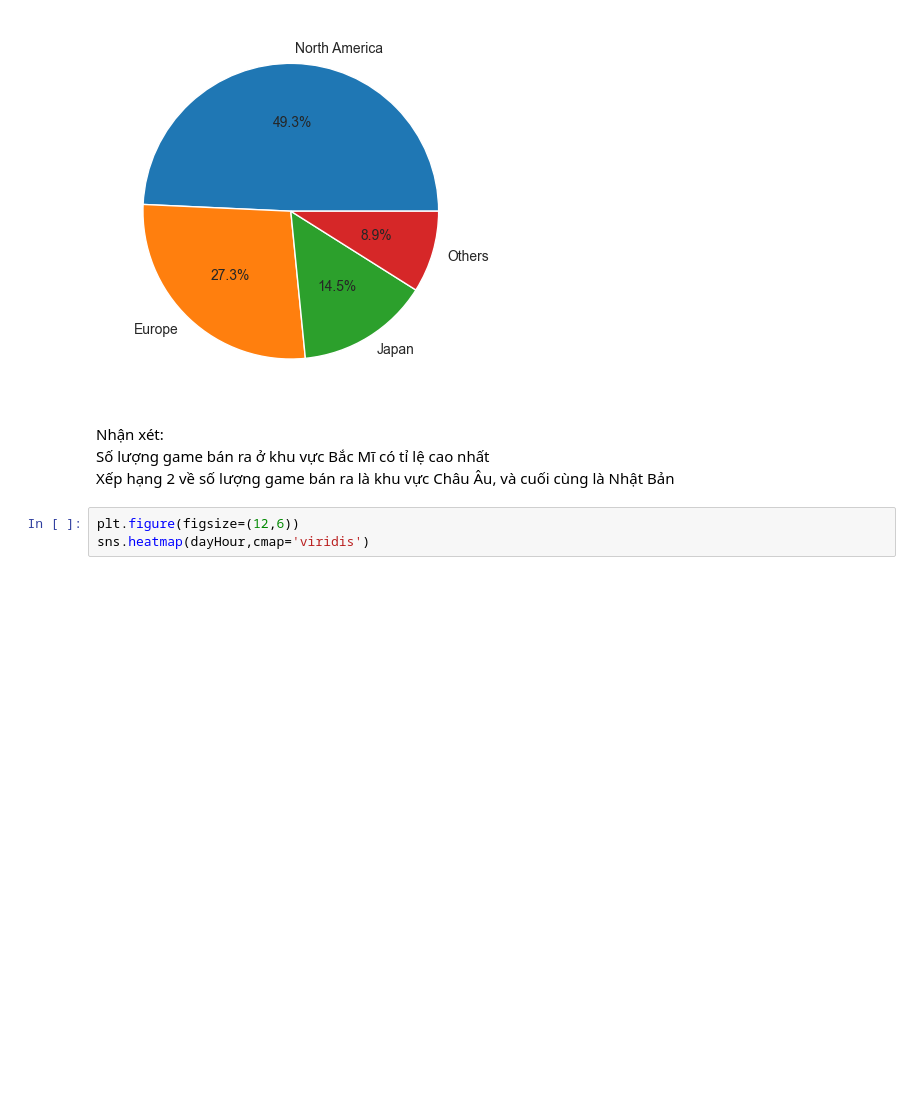
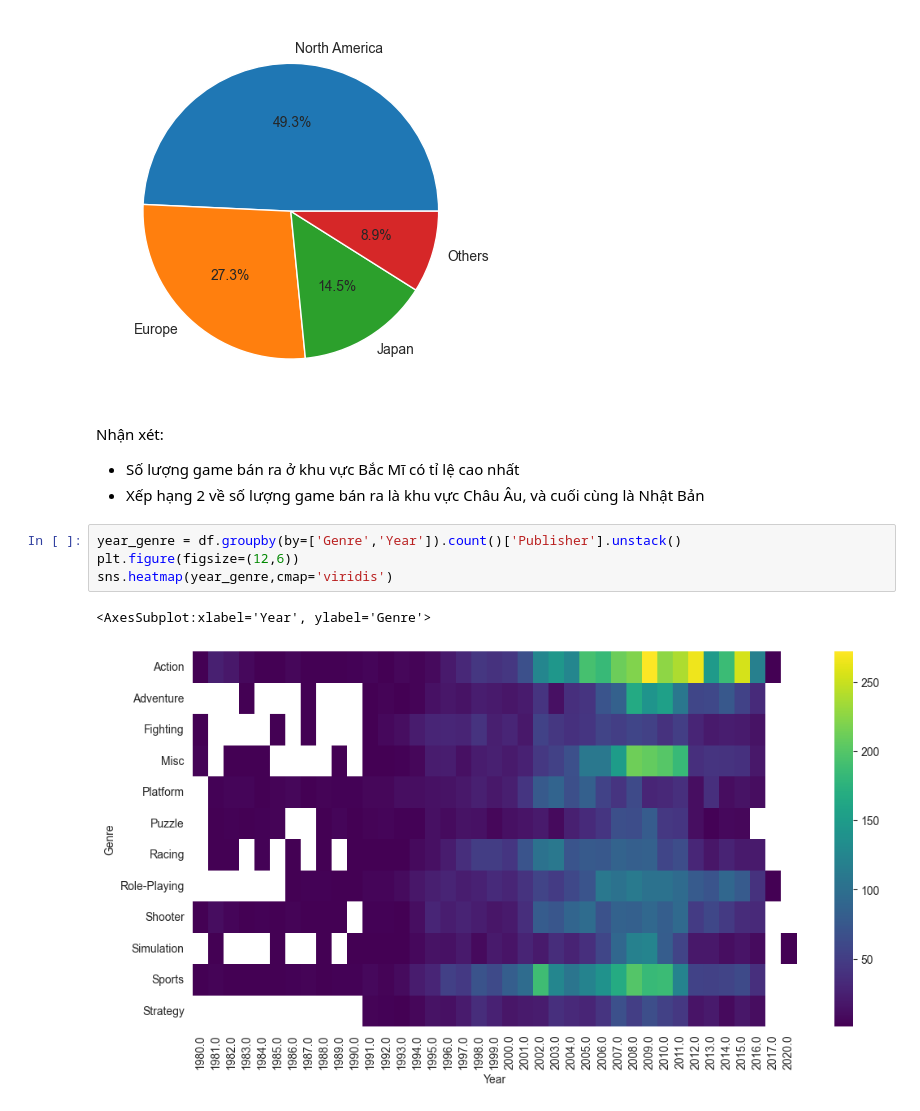
Before and after one commit to Skywoodthefifth/Data_Analysis, a Jupyter notebook: test.ipynb, the cells around one changed output. Cells and saved outputs as stored; diff of their text form; blank space fills up the shorter version.

```diff
--- a/test.ipynb
+++ b/test.ipynb
@@ -208,7 +215,12 @@ plt.pie(pct, labels=labels, autopct='%1.1f%%')
 [figure]
 # %% [markdown]
 Nhận xét: <br>
-Số lượng game bán ra ở khu vực Bắc Mĩ có tỉ lệ cao nhất <br> Xếp hạng 2 về số lượng game bán ra là khu vực Châu Âu, và cuối cùng là Nhật Bản
++ Số lượng game bán ra ở khu vực Bắc Mĩ có tỉ lệ cao nhất <br>
++ Xếp hạng 2 về số lượng game bán ra là khu vực Châu Âu, và cuối cùng là Nhật Bản
 # %%
+year_genre = df.groupby(by=['Genre','Year']).count()['Publisher'].unstack()
 plt.figure(figsize=(12,6))
-sns.heatmap(dayHour,cmap='viridis')
+sns.heatmap(year_genre,cmap='viridis')
+# %% [output]
+<AxesSubplot:xlabel='Year', ylabel='Genre'>
+[figure, added]
```
Also changed, not shown: parts of 5 cells of this notebook.
